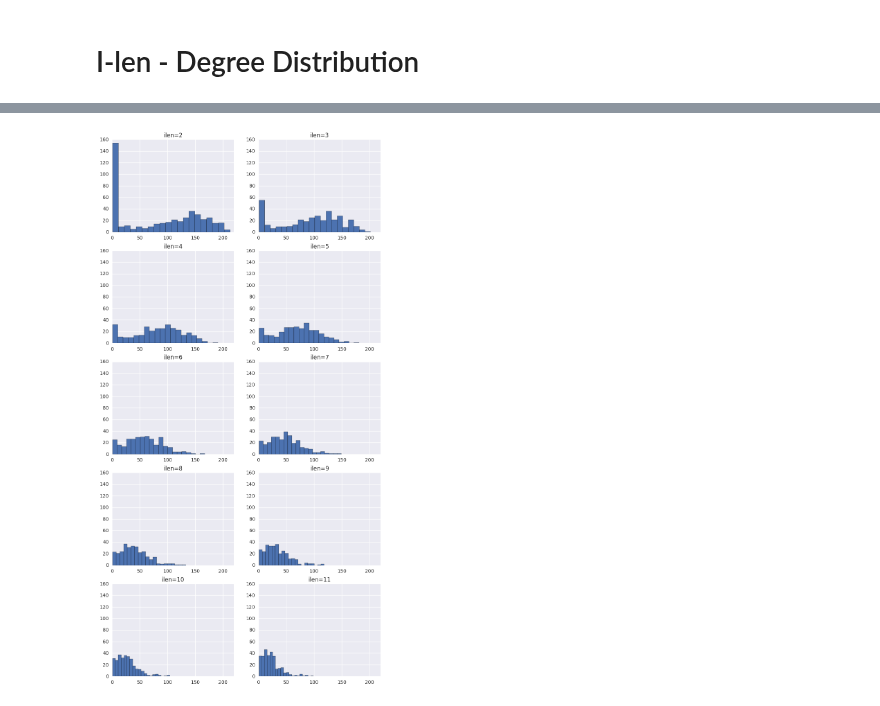
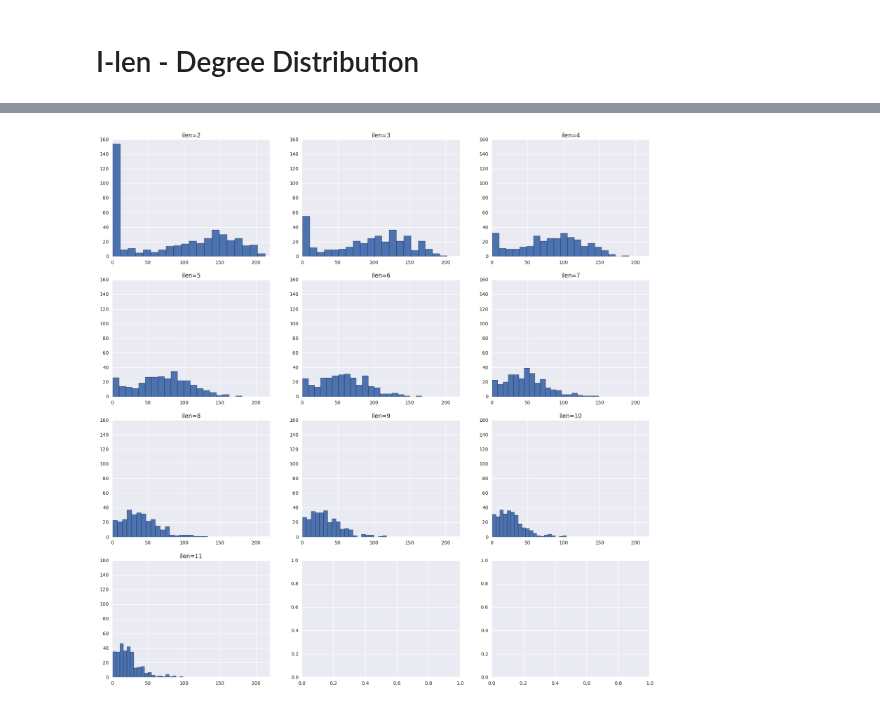
Before and after one commit to aschle/bees-sna, a Jupyter notebook: bib/Network_stat_plots_distance_interactionlength.ipynb, the cells around one changed output, grey strips where cells are left out. Cells and saved outputs as stored; diff of their text form; code cells hidden in the pictures.

```diff
--- a/bib/Network_stat_plots_distance_interactionlength.ipynb
+++ b/bib/Network_stat_plots_distance_interactionlength.ipynb
@@ -108,22 +108,22 @@ df.head(2)
 # %%
 df.degree = df.degree.apply(lambda x: ast.literal_eval(x.split("(")[1].split(")")[0]))
 # %%
-fig, axes = plt.subplots(5,2)
+fig, axes = plt.subplots(4,3)
 
 count = 0
 
 for i, r in df.iterrows():
     if (count != 0):
-        nrow = int((i-1)/2)
-        ncol = (i-1)%2
+        nrow = int((i-1)/3)
+        ncol = (i-1)%3
         axes[nrow,ncol].hist(r.degree, bins=20)
         axes[nrow,ncol].set_title("ilen={}".format(r.interaction_length))
         axes[nrow,ncol].set_xlim(0,220)
         axes[nrow,ncol].set_ylim(0,160)
 
     count += 1
 
-fig.set_size_inches(10,20)
+fig.set_size_inches(20,20)
 plt.show()
 # %% [output]
-[figure, old version]
+[figure, new version]
```
Also changed, not shown: parts of 3 cells of this notebook.
